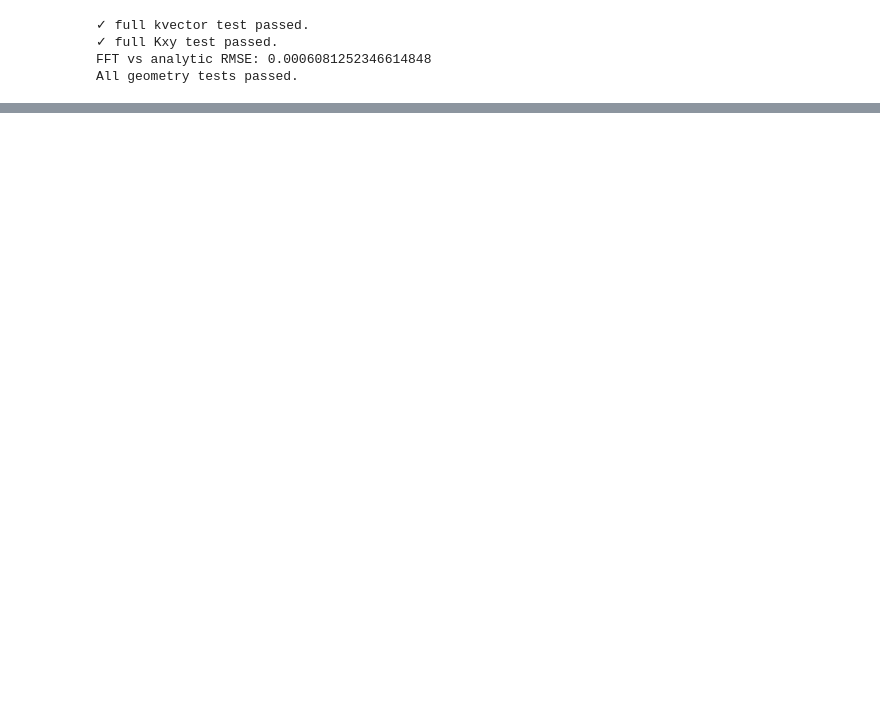
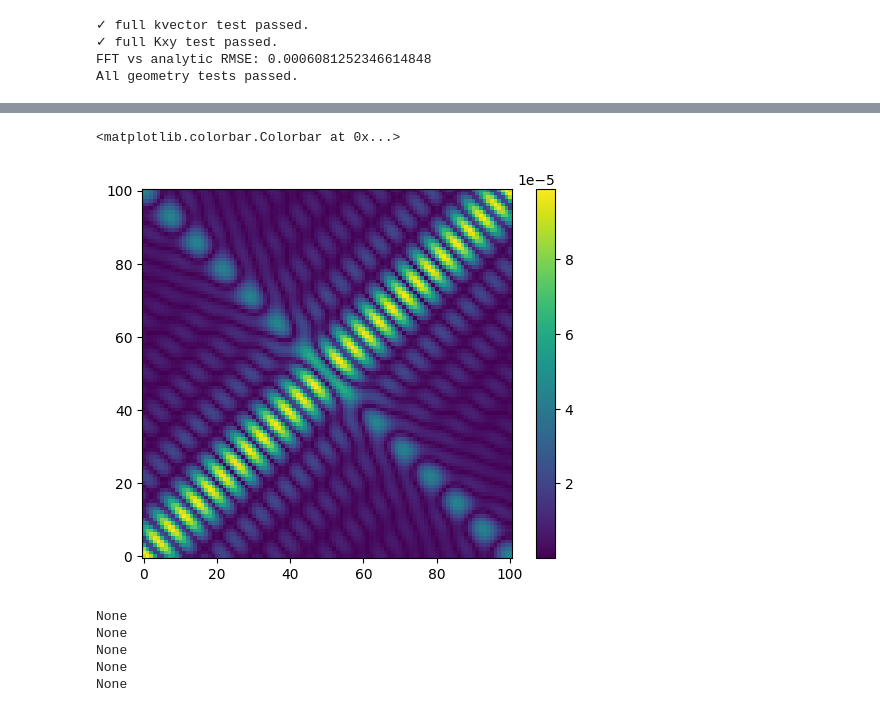
Before and after one commit to RodionovSA/metarcwa, a Jupyter notebook: test.ipynb, the cells around one changed output, grey strips where cells are left out. Cells and saved outputs as stored; diff of their text form; code cells hidden in the pictures; blank space fills up the shorter version.

```diff
--- a/test.ipynb
+++ b/test.ipynb
@@ -136,0 +61,18 @@ plt.imshow(rect1.to_bitmap(period, grid).cpu().T)
+# %%
+plt.imshow((layer.epsilon_mn(M=50, N=50, use_closed_form=False)[0] - layer.epsilon_mn(M=50, N=50, use_closed_form=True)[0]).abs().detach().cpu().T, origin='lower')
+plt.colorbar()
+# %% [output]
+<matplotlib.colorbar.Colorbar at 0x...>
+[figure, added]
+# %%
+print(epsilon.grad)
+print(center.grad)
+print(size.grad)
+print(angle.grad)
+print(epsilon_bg.grad)
+# %% [output]
+None
+None
+None
+None
+None
```
Also changed, not shown: parts of 13 cells of this notebook, 6 other files.
